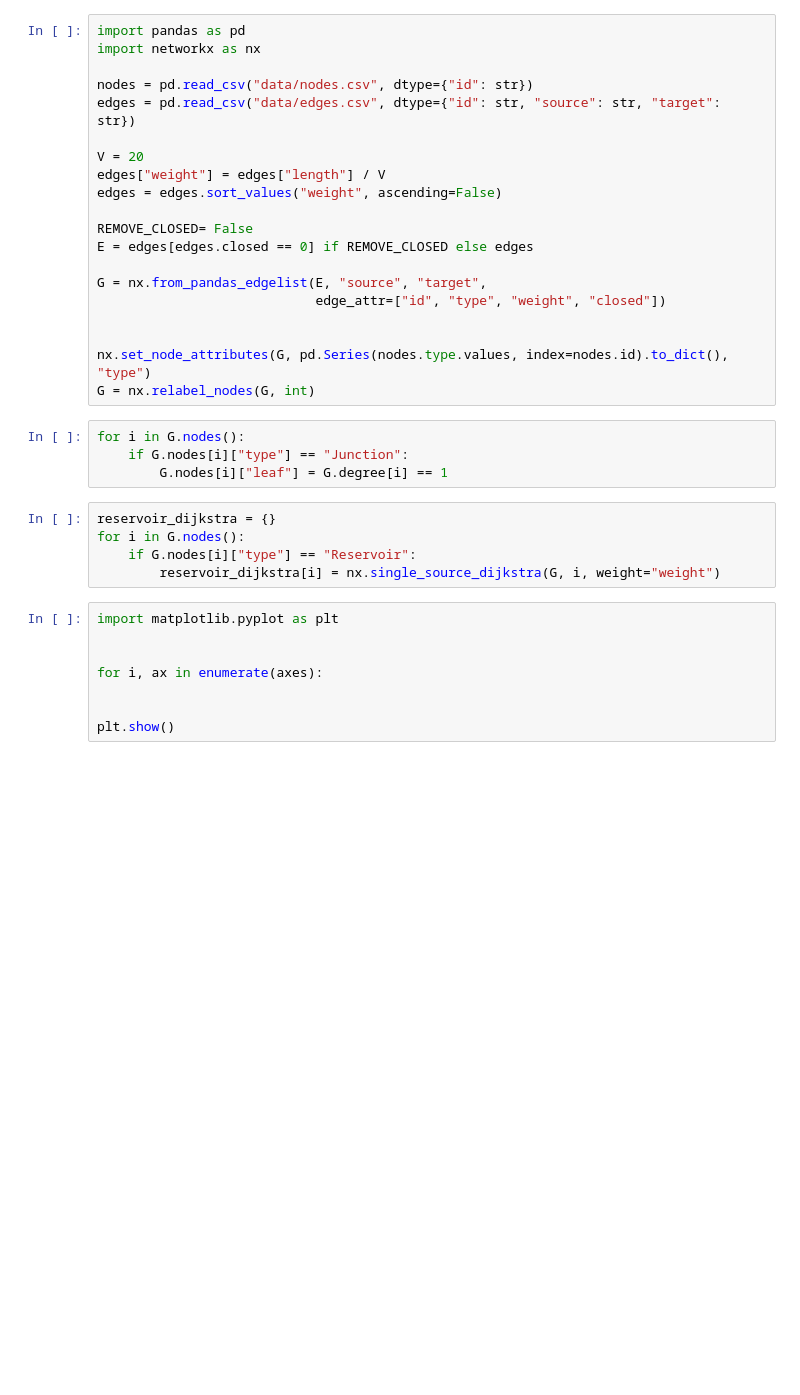
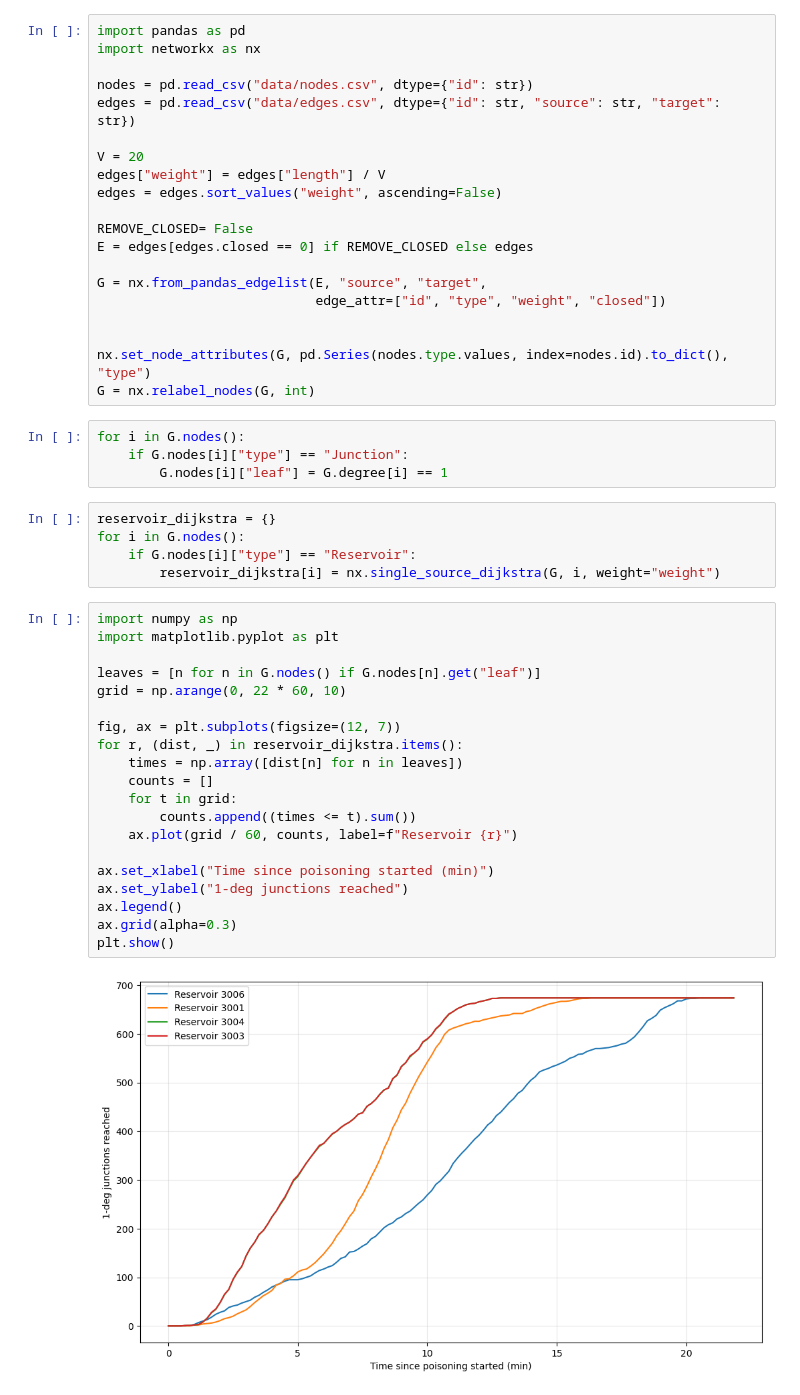
Before and after one commit to CapperTheRose16/Project-in-Network-Analysis, a Jupyter notebook: basic_inspection.ipynb, the cells around one changed output. Drawn from its saved outputs; the diff is of its cells as text; blank space fills up the shorter version.

Commit message:
TIlføjede plot i dokument

```diff
--- a/basic_inspection.ipynb
+++ b/basic_inspection.ipynb
@@ -28,10 +28,24 @@ for i in G.nodes():
     if G.nodes[i]["type"] == "Reservoir":
         reservoir_dijkstra[i] = nx.single_source_dijkstra(G, i, weight="weight")
 # %%
+import numpy as np
 import matplotlib.pyplot as plt
 
+leaves = [n for n in G.nodes() if G.nodes[n].get("leaf")]
+grid = np.arange(0, 22 * 60, 10)
 
-for i, ax in enumerate(axes):
+fig, ax = plt.subplots(figsize=(12, 7))
+for r, (dist, _) in reservoir_dijkstra.items():
+    times = np.array([dist[n] for n in leaves])
+    counts = []
+    for t in grid:
+        counts.append((times <= t).sum())
+    ax.plot(grid / 60, counts, label=f"Reservoir {r}")
 
-
+ax.set_xlabel("Time since poisoning started (min)")
+ax.set_ylabel("1-deg junctions reached")
+ax.legend()
+ax.grid(alpha=0.3)
 plt.show()
+# %% [output]
+[figure, added]
```
